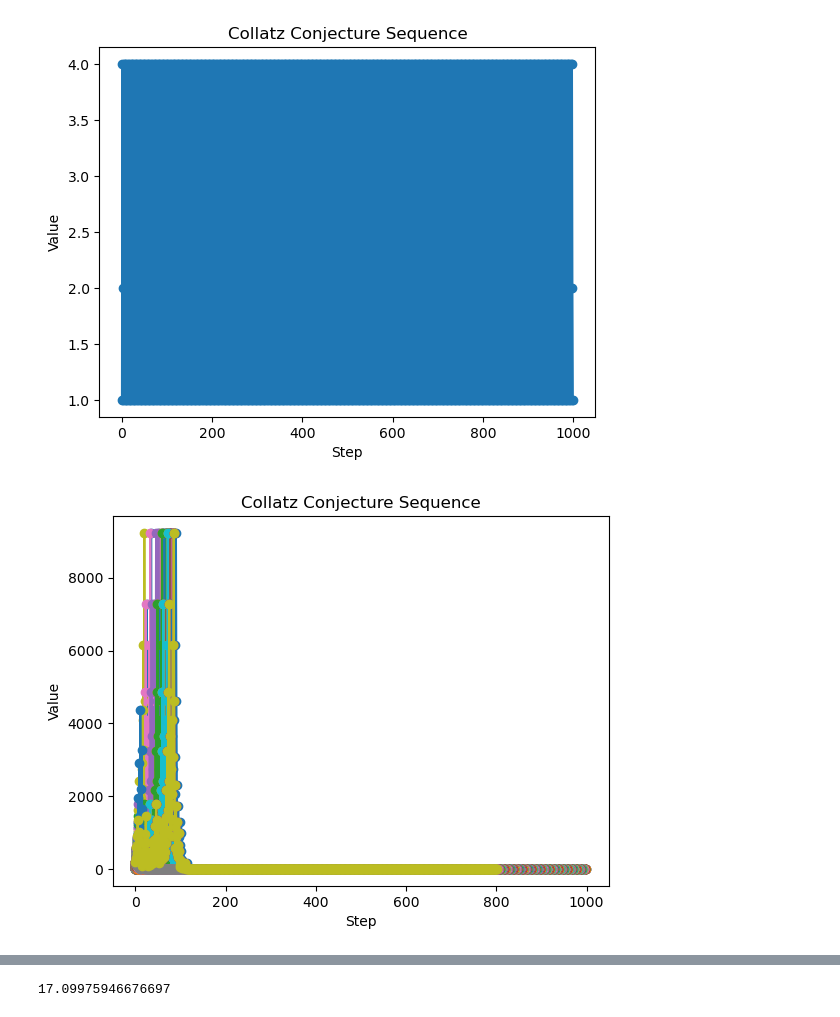
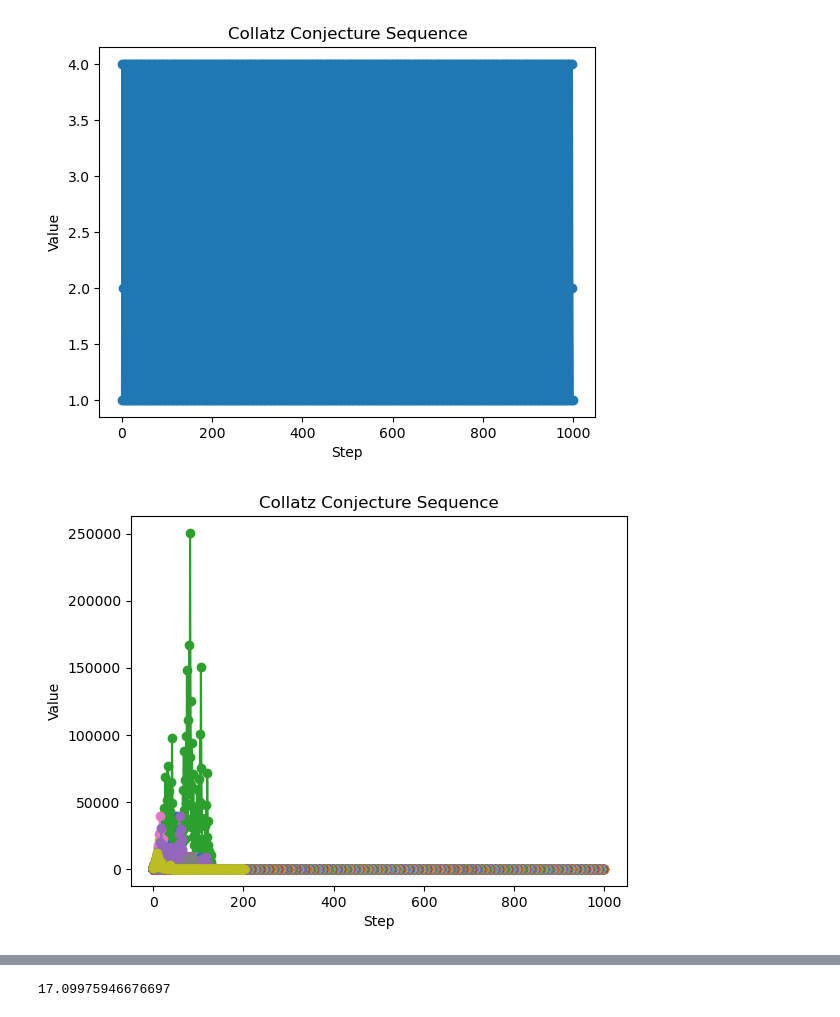
Before and after one commit to petron23/maths_and_physics, a Jupyter notebook: Collatz_conjecture/collatz.ipynb, the cells around one changed output, grey strips where cells are left out. Cells and saved outputs as stored; diff of their text form; code cells hidden in the pictures.

```diff
--- a/Collatz_conjecture/collatz.ipynb
+++ b/Collatz_conjecture/collatz.ipynb
@@ -38,13 +38,13 @@ plot_collatz(collatz_seq)
 # %%
 lenseq=[]
 val = []
 
-for i in range(1,200):
+for i in range(1,800):
     starting_number = i
     collatz_seq = collatz_sequence2(starting_number)
     plot_collatz(collatz_seq)
     lenseq.append(len(collatz_seq))
-    val.append(collatz_seq[8])
+    val.append(collatz_seq[10])
 plt.show()
 # %% [output]
-[figure, old version]
+[figure, new version]
```
Also changed, not shown: parts of 5 cells of this notebook.
